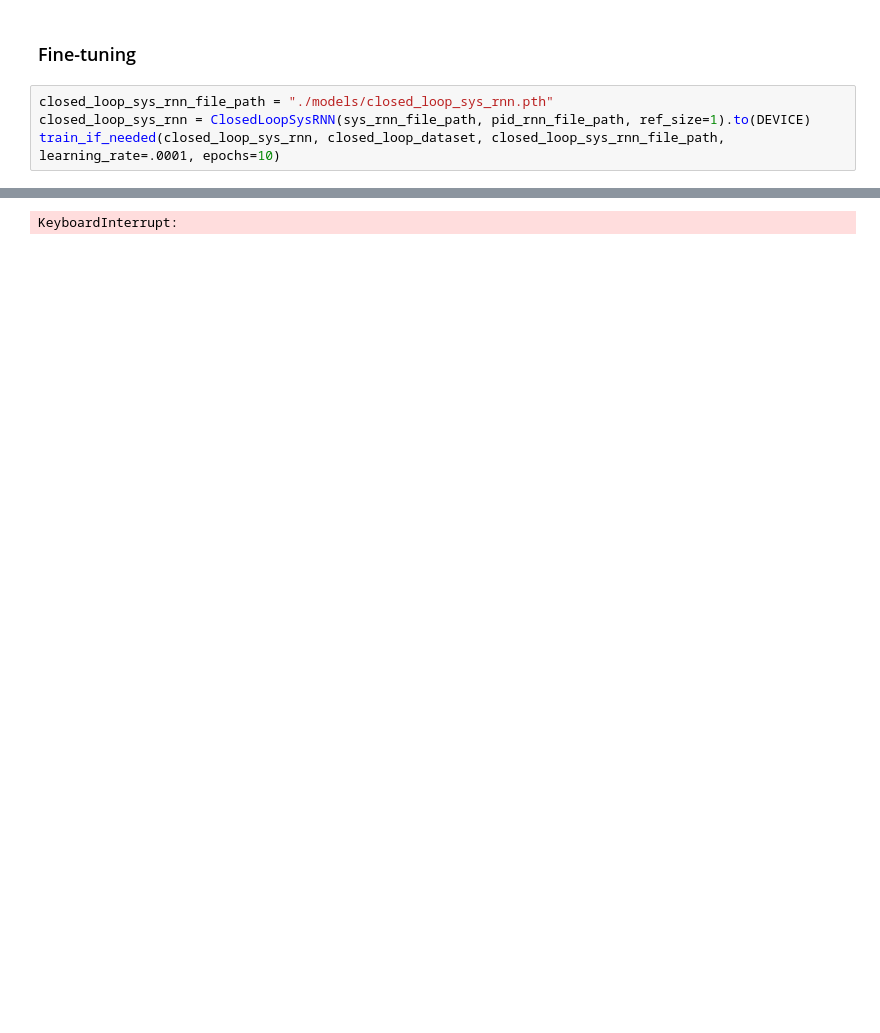
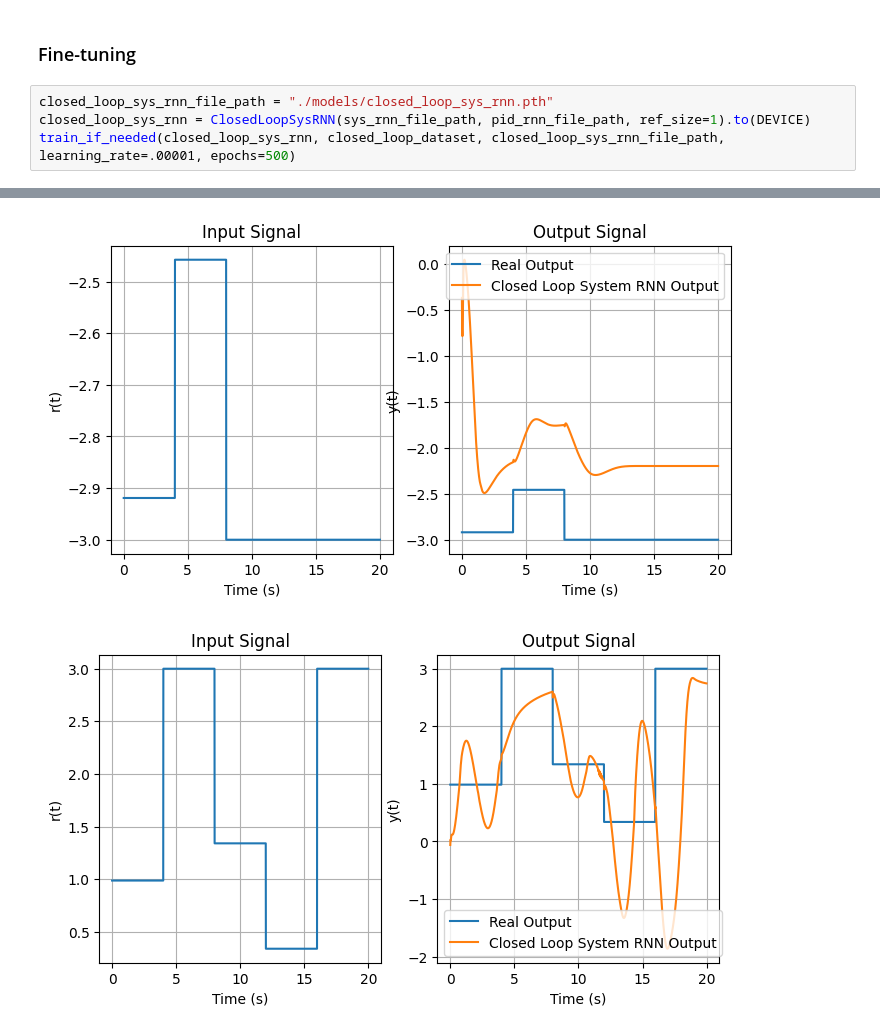
Before and after one commit to fernand0labra/ltu-D7047E-project, a Jupyter notebook: project.ipynb, the cells around one changed output, grey strips where cells are left out. Drawn from its saved outputs; the diff is of its cells as text; blank space fills up the shorter version.

```diff
--- a/project.ipynb
+++ b/project.ipynb
@@ -957,7 +909,7 @@ plot_sample_signal_data(closed_loop_dataset, num_samples=3, shuffle=True)
 # %%
 closed_loop_sys_rnn_file_path = "./models/closed_loop_sys_rnn.pth"
 closed_loop_sys_rnn = ClosedLoopSysRNN(sys_rnn_file_path, pid_rnn_file_path, ref_size=1).to(DEVICE)
-train_if_needed(closed_loop_sys_rnn, closed_loop_dataset, closed_loop_sys_rnn_file_path, learning_rate=.0001, epochs=10)
+train_if_needed(closed_loop_sys_rnn, closed_loop_dataset, closed_loop_sys_rnn_file_path, learning_rate=.00001, epochs=500)
 # %% [output]
 Training Closed Loop System RNN...
 Total parameters: 325202
@@ -966 +931,2 @@ Total data items per batch: 240000
-KeyboardInterrupt:
+[figure, added]
+[figure, added]
```
Also changed, not shown: parts of 8 cells of this notebook, 1 other file.
